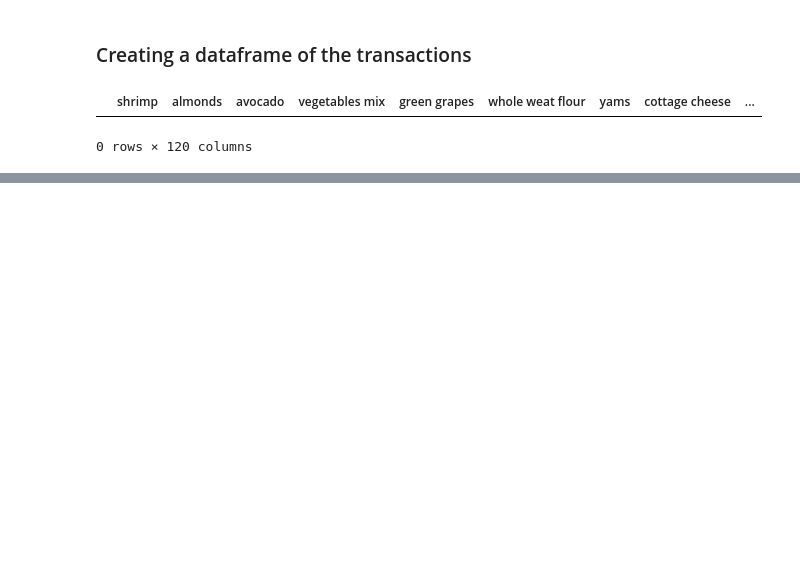
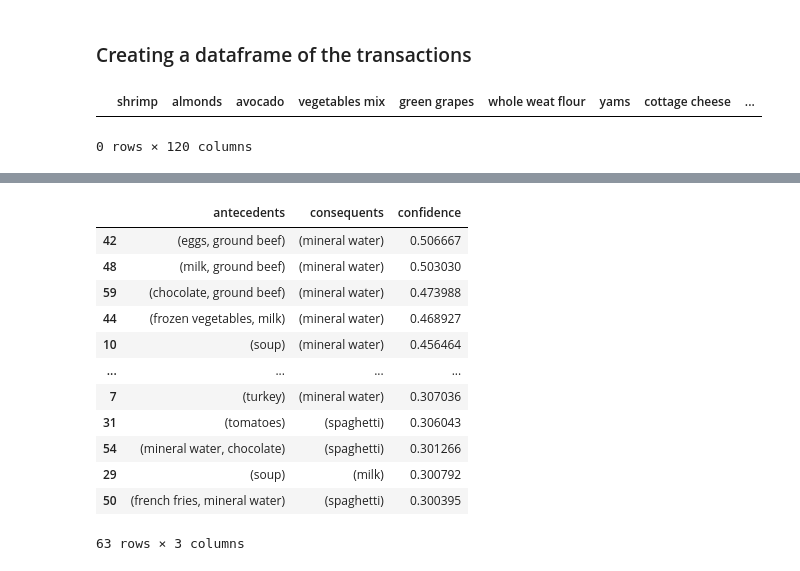
Before and after one commit to purusharthchrist/machine_learning, a Jupyter notebook: Lab_3/Lab_3.ipynb, the cells around one changed output, grey strips where cells are left out. Drawn from its saved outputs; the diff is of its cells as text; code cells hidden in the pictures; blank space fills up the shorter version.

```diff
--- a/Lab_3/Lab_3.ipynb
+++ b/Lab_3/Lab_3.ipynb
@@ -188,0 +169,17 @@ apriori(transactions)
+# %%
+rules = association_rules(results, 'confidence', min_threshold=0.3).sort_values('confidence', ascending=False)[['antecedents', 'consequents', 'confidence']]
+rules
+# %% [output]
+|  | antecedents | consequents | confidence |
+| 42 | (eggs, ground beef) | (mineral water) | 0.506667 |
+| 48 | (milk, ground beef) | (mineral water) | 0.503030 |
+| 59 | (chocolate, ground beef) | (mineral water) | 0.473988 |
+| 44 | (frozen vegetables, milk) | (mineral water) | 0.468927 |
+| 10 | (soup) | (mineral water) | 0.456464 |
+| ... | ... | ... | ... |
+| 7 | (turkey) | (mineral water) | 0.307036 |
+| 31 | (tomatoes) | (spaghetti) | 0.306043 |
+| 54 | (mineral water, chocolate) | (spaghetti) | 0.301266 |
+| 29 | (soup) | (milk) | 0.300792 |
+| 50 | (french fries, mineral water) | (spaghetti) | 0.300395 |
+63 rows × 3 columns
```
Also changed, not shown: parts of 14 cells of this notebook.
